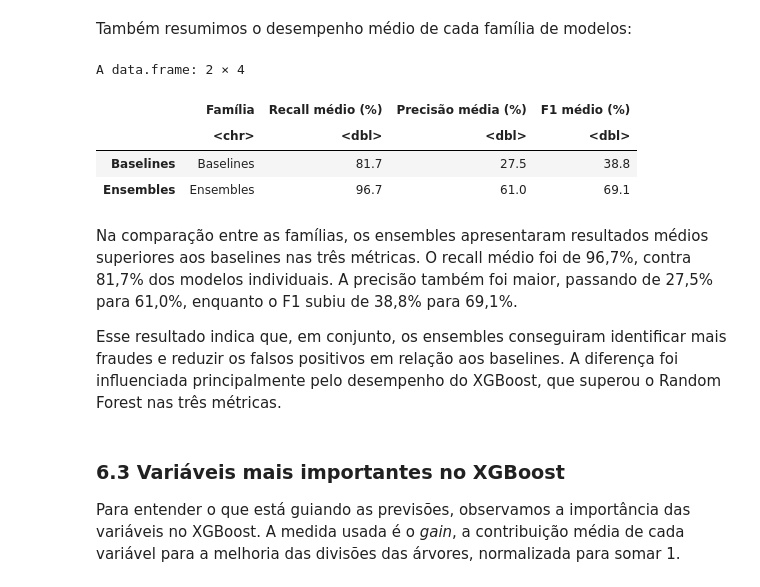
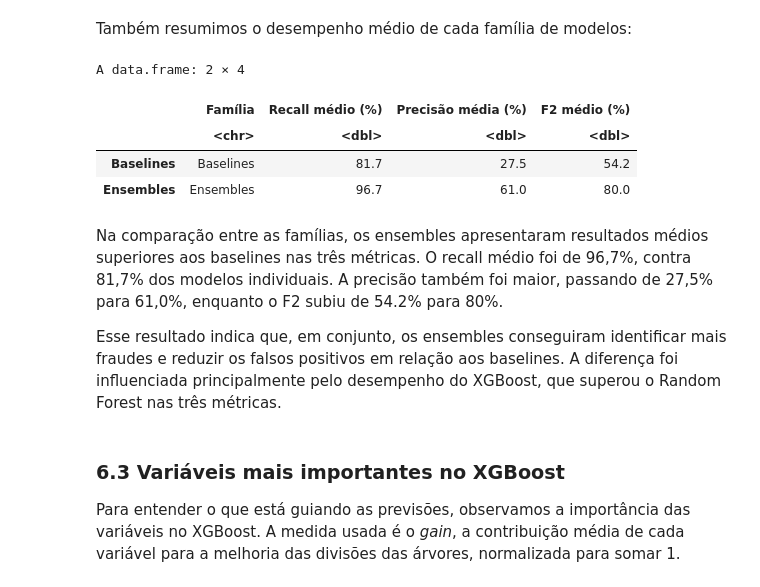
Before and after one commit to luiseduaardo/credit-card-fraud-detection, a Jupyter notebook: analysis.ipynb, the cells around one changed output. Drawn from its saved outputs; the diff is of its cells as text; code cells hidden in the pictures.

Commit message:
feat: muda métrica de avaliação de F1 para F2 score

```diff
--- a/analysis.ipynb
+++ b/analysis.ipynb
@@ -1703,14 +1703,14 @@ metricas <- do.call(rbind, lapply(names(modelos), function(nome) {
 
   recall   <- tp / (tp + fn)
   precisao <- ifelse(tp + fp > 0, tp / (tp + fp), 0)  # 0 se o modelo não aponta nenhuma fraude
-  f1       <- ifelse(precisao + recall > 0, 2 * precisao * recall / (precisao + recall), 0)
+  f2 <- ifelse(4 * precisao + recall > 0, 5 * precisao * recall / (4 * precisao + recall), 0)
 
   data.frame(
     Modelo = nome,
     Grupo = grupos[[nome]],
     "Recall (%)"   = round(100 * recall, 1),
     "Precisão (%)" = round(100 * precisao, 1),
-    "F1 (%)"       = round(100 * f1, 1),
+    "F2 (%)"       = round(100 * f2, 1),
     check.names = FALSE
   )
 }))
@@ -1755,23 +1755,23 @@ Também resumimos o desempenho médio de cada família de modelos:
 # %%
 metricas$Familia <- ifelse(grepl("Ensemble", metricas$Grupo), "Ensembles", "Baselines")
 
 do.call(rbind, lapply(split(metricas, metricas$Familia), function(d) {
   data.frame(
     Família = d$Familia[1],
     "Recall médio (%)"   = round(mean(d[["Recall (%)"]]), 1),
     "Precisão média (%)" = round(mean(d[["Precisão (%)"]]), 1),
-    "F1 médio (%)"       = round(mean(d[["F1 (%)"]]), 1),
+    "F2 médio (%)"       = round(mean(d[["F2 (%)"]]), 1),
     check.names = FALSE
   )
 }))
 # %% [output]
 A data.frame: 2 × 4
-|  | Família | Recall médio (%) | Precisão média (%) | F1 médio (%) |
+|  | Família | Recall médio (%) | Precisão média (%) | F2 médio (%) |
 |  | <chr> | <dbl> | <dbl> | <dbl> |
-| Baselines | Baselines | 81.7 | 27.5 | 38.8 |
-| Ensembles | Ensembles | 96.7 | 61.0 | 69.1 |
+| Baselines | Baselines | 81.7 | 27.5 | 54.2 |
+| Ensembles | Ensembles | 96.7 | 61.0 | 80.0 |
 # %% [markdown]
-Na comparação entre as famílias, os ensembles apresentaram resultados médios superiores aos baselines nas três métricas. O recall médio foi de 96,7%, contra 81,7% dos modelos individuais. A precisão também foi maior, passando de 27,5% para 61,0%, enquanto o F1 subiu de 38,8% para 69,1%.
+Na comparação entre as famílias, os ensembles apresentaram resultados médios superiores aos baselines nas três métricas. O recall médio foi de 96,7%, contra 81,7% dos modelos individuais. A precisão também foi maior, passando de 27,5% para 61,0%, enquanto o F2 subiu de 54.2% para 80%.
 
 Esse resultado indica que, em conjunto, os ensembles conseguiram identificar mais fraudes e reduzir os falsos positivos em relação aos baselines. A diferença foi influenciada principalmente pelo desempenho do XGBoost, que superou o Random Forest nas três métricas.
 # %% [markdown]
```
Also changed, not shown: parts of 4 cells of this notebook.
